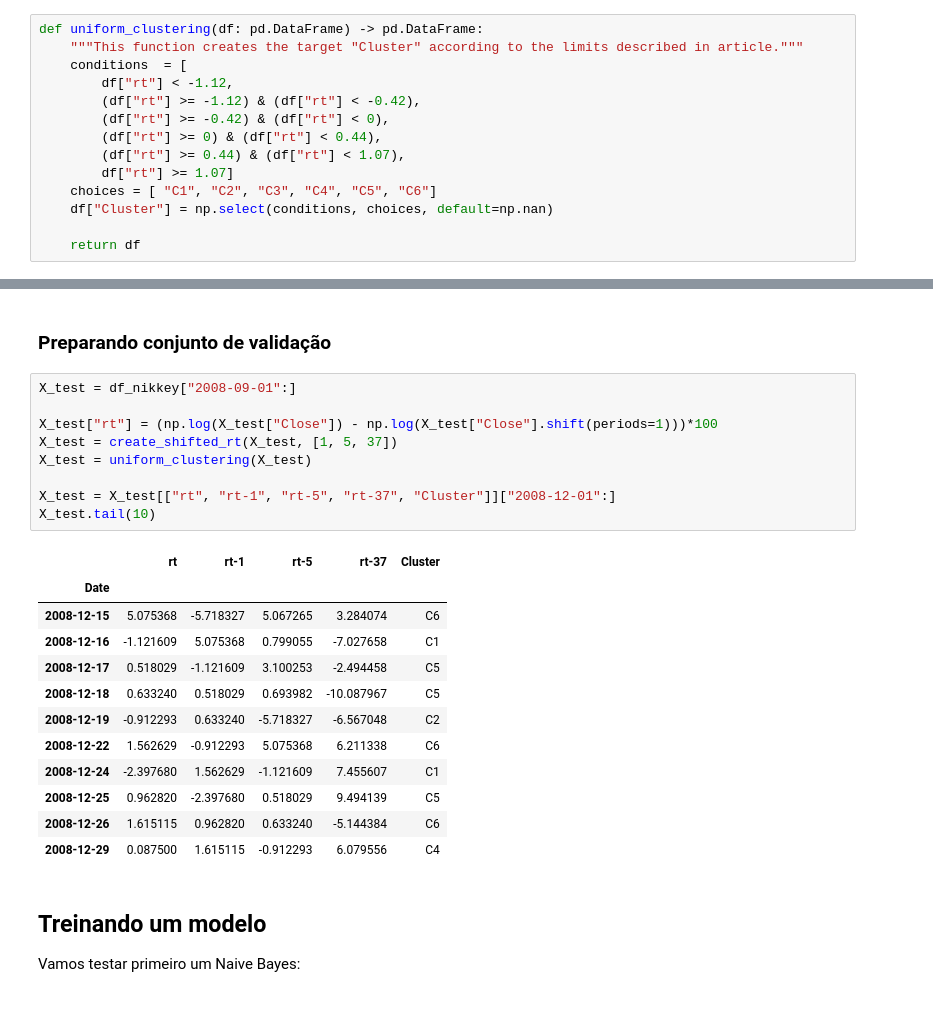
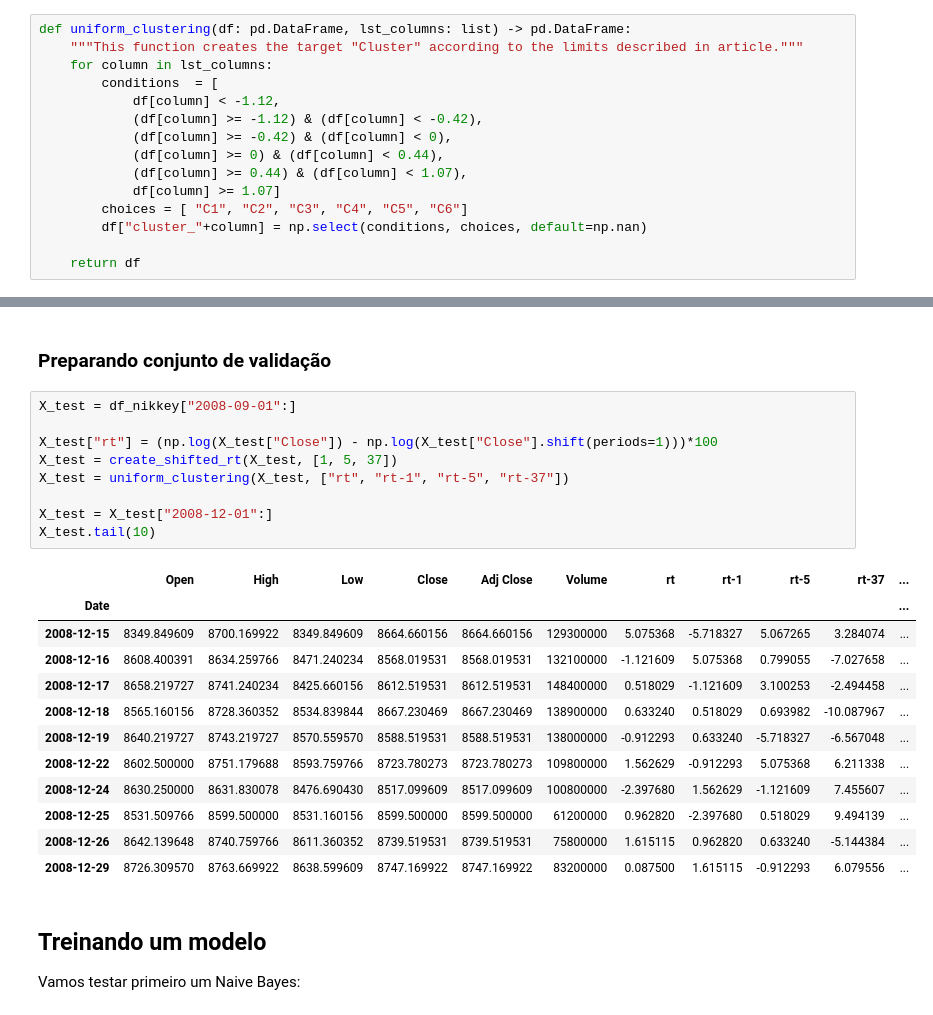
Before and after one commit to cafe-com-analytics/stock_market_index_daily_direction, a Jupyter notebook: notebooks/01_reproducing_paper.ipynb, the cells around one changed output, grey strips where cells are left out. Cells and saved outputs as stored; diff of their text form.

```diff
--- a/notebooks/01_reproducing_paper.ipynb
+++ b/notebooks/01_reproducing_paper.ipynb
@@ -94,17 +94,18 @@ plt.show();
 
 **Agrupamentos uniformes**
 # %%
-def uniform_clustering(df: pd.DataFrame) -> pd.DataFrame:
+def uniform_clustering(df: pd.DataFrame, lst_columns: list) -> pd.DataFrame:
     """This function creates the target "Cluster" according to the limits described in article."""
-    conditions  = [
-        df["rt"] < -1.12,
-        (df["rt"] >= -1.12) & (df["rt"] < -0.42),
-        (df["rt"] >= -0.42) & (df["rt"] < 0),
-        (df["rt"] >= 0) & (df["rt"] < 0.44),
-        (df["rt"] >= 0.44) & (df["rt"] < 1.07),
-        df["rt"] >= 1.07]
-    choices = [ "C1", "C2", "C3", "C4", "C5", "C6"]
-    df["Cluster"] = np.select(conditions, choices, default=np.nan)
+    for column in lst_columns:
+        conditions  = [
+            df[column] < -1.12,
+            (df[column] >= -1.12) & (df[column] < -0.42),
+            (df[column] >= -0.42) & (df[column] < 0),
+            (df[column] >= 0) & (df[column] < 0.44),
+            (df[column] >= 0.44) & (df[column] < 1.07),
+            df[column] >= 1.07]
+        choices = [ "C1", "C2", "C3", "C4", "C5", "C6"]
+        df["cluster_"+column] = np.select(conditions, choices, default=np.nan)
 
     return df
 # %%
@@ -191,25 +192,25 @@ X_train.head(10)
 # %%
 X_test = df_nikkey["2008-09-01":]
 
 X_test["rt"] = (np.log(X_test["Close"]) - np.log(X_test["Close"].shift(periods=1)))*100
 X_test = create_shifted_rt(X_test, [1, 5, 37])
-X_test = uniform_clustering(X_test)
+X_test = uniform_clustering(X_test, ["rt", "rt-1", "rt-5", "rt-37"])
 
-X_test = X_test[["rt", "rt-1", "rt-5", "rt-37", "Cluster"]]["2008-12-01":]
+X_test = X_test["2008-12-01":]
 X_test.tail(10)
 # %% [output]
-|  | rt | rt-1 | rt-5 | rt-37 | Cluster |
-| Date |  |  |  |  |  |
-| 2008-12-15 | 5.075368 | -5.718327 | 5.067265 | 3.284074 | C6 |
-| 2008-12-16 | -1.121609 | 5.075368 | 0.799055 | -7.027658 | C1 |
-| 2008-12-17 | 0.518029 | -1.121609 | 3.100253 | -2.494458 | C5 |
-| 2008-12-18 | 0.633240 | 0.518029 | 0.693982 | -10.087967 | C5 |
-| 2008-12-19 | -0.912293 | 0.633240 | -5.718327 | -6.567048 | C2 |
-| 2008-12-22 | 1.562629 | -0.912293 | 5.075368 | 6.211338 | C6 |
-| 2008-12-24 | -2.397680 | 1.562629 | -1.121609 | 7.455607 | C1 |
-| 2008-12-25 | 0.962820 | -2.397680 | 0.518029 | 9.494139 | C5 |
-| 2008-12-26 | 1.615115 | 0.962820 | 0.633240 | -5.144384 | C6 |
-| 2008-12-29 | 0.087500 | 1.615115 | -0.912293 | 6.079556 | C4 |
+|  | Open | High | Low | Close | Adj Close | Volume | rt | rt-1 | rt-5 | rt-37 | ... |
+| Date |  |  |  |  |  |  |  |  |  |  | ... |
+| 2008-12-15 | 8349.849609 | 8700.169922 | 8349.849609 | 8664.660156 | 8664.660156 | 129300000 | 5.075368 | -5.718327 | 5.067265 | 3.284074 | ... |
+| 2008-12-16 | 8608.400391 | 8634.259766 | 8471.240234 | 8568.019531 | 8568.019531 | 132100000 | -1.121609 | 5.075368 | 0.799055 | -7.027658 | ... |
+| 2008-12-17 | 8658.219727 | 8741.240234 | 8425.660156 | 8612.519531 | 8612.519531 | 148400000 | 0.518029 | -1.121609 | 3.100253 | -2.494458 | ... |
+| 2008-12-18 | 8565.160156 | 8728.360352 | 8534.839844 | 8667.230469 | 8667.230469 | 138900000 | 0.633240 | 0.518029 | 0.693982 | -10.087967 | ... |
+| 2008-12-19 | 8640.219727 | 8743.219727 | 8570.559570 | 8588.519531 | 8588.519531 | 138000000 | -0.912293 | 0.633240 | -5.718327 | -6.567048 | ... |
+| 2008-12-22 | 8602.500000 | 8751.179688 | 8593.759766 | 8723.780273 | 8723.780273 | 109800000 | 1.562629 | -0.912293 | 5.075368 | 6.211338 | ... |
+| 2008-12-24 | 8630.250000 | 8631.830078 | 8476.690430 | 8517.099609 | 8517.099609 | 100800000 | -2.397680 | 1.562629 | -1.121609 | 7.455607 | ... |
+| 2008-12-25 | 8531.509766 | 8599.500000 | 8531.160156 | 8599.500000 | 8599.500000 | 61200000 | 0.962820 | -2.397680 | 0.518029 | 9.494139 | ... |
+| 2008-12-26 | 8642.139648 | 8740.759766 | 8611.360352 | 8739.519531 | 8739.519531 | 75800000 | 1.615115 | 0.962820 | 0.633240 | -5.144384 | ... |
+| 2008-12-29 | 8726.309570 | 8763.669922 | 8638.599609 | 8747.169922 | 8747.169922 | 83200000 | 0.087500 | 1.615115 | -0.912293 | 6.079556 | ... |
 # %% [markdown]
 ## Treinando um modelo
 
```
Also changed, not shown: parts of 10 cells of this notebook.
